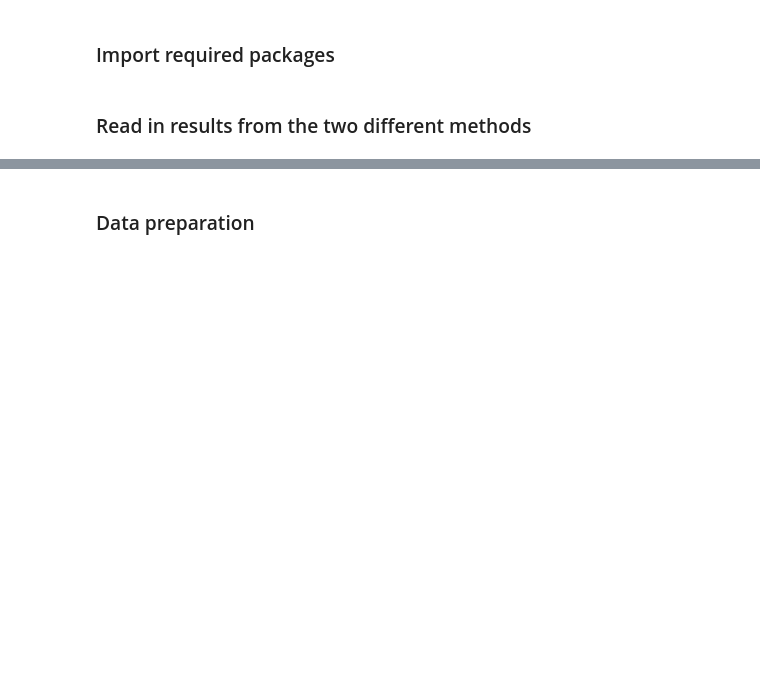
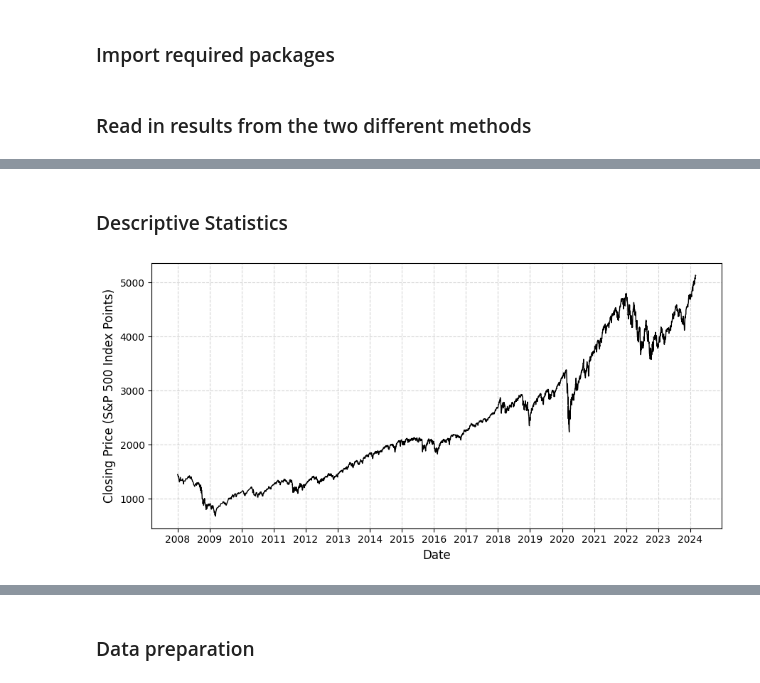
Before and after one commit to LukasGansneder/two-step-vs-one-step, a Jupyter notebook: code/4_results_visualization.ipynb, the cells around one changed output, grey strips where cells are left out. Cells and saved outputs as stored; diff of their text form; code cells hidden in the pictures; blank space fills up the shorter version.

```diff
--- a/code/4_results_visualization.ipynb
+++ b/code/4_results_visualization.ipynb
@@ -24,4 +22,5 @@ iid_summary
 # %%
-daily_iid  = pd.read_csv("../data/daily_latent_sentiment_iid.csv", index_col=0)
-daily_ar1  = pd.read_csv("../data/daily_latent_sentiment_ar1.csv", index_col=0)
-daily_FinBERT  = pd.read_csv("../data/daily_headlines_embedded_FinBERT.csv", index_col=0)
+daily_iid  = pd.read_csv("../data/daily_latent_sentiment_iid.csv")
+daily_ar1  = pd.read_csv("../data/daily_latent_sentiment_ar1.csv")
+daily_FinBERT = pd.read_csv("../data/daily_headlines_embedded_FinBERT.csv", parse_dates=['Date'])
+daily_VADER = pd.read_csv("../data/daily_headlines_embedded_VADER.csv", parse_dates=['Date'])
@@ -27,0 +39,15 @@ daily_FinBERT  = pd.read_csv("../data/daily_headlines_embedded_FinBERT.csv", ind
+# %% [markdown]
+### Descriptive Statistics
+# %%
+plt.figure(figsize=(9, 4.5))
+plt.plot(daily_FinBERT["Date"], daily_FinBERT["CP"], color="black", linewidth=1)
+plt.xlabel("Date", fontsize=12)
+plt.ylabel("Closing Price (S&P 500 Index Points)", fontsize=12)
+ax = plt.gca()
+ax.xaxis.set_major_locator(mdates.YearLocator())
+ax.xaxis.set_major_formatter(mdates.DateFormatter("%Y"))
+plt.grid(True, linestyle="--", alpha=0.5)
+plt.tight_layout()
+plt.show()
+# %% [output]
+[figure, added]
```
Also changed, not shown: parts of 6 cells of this notebook, 5 other files.
